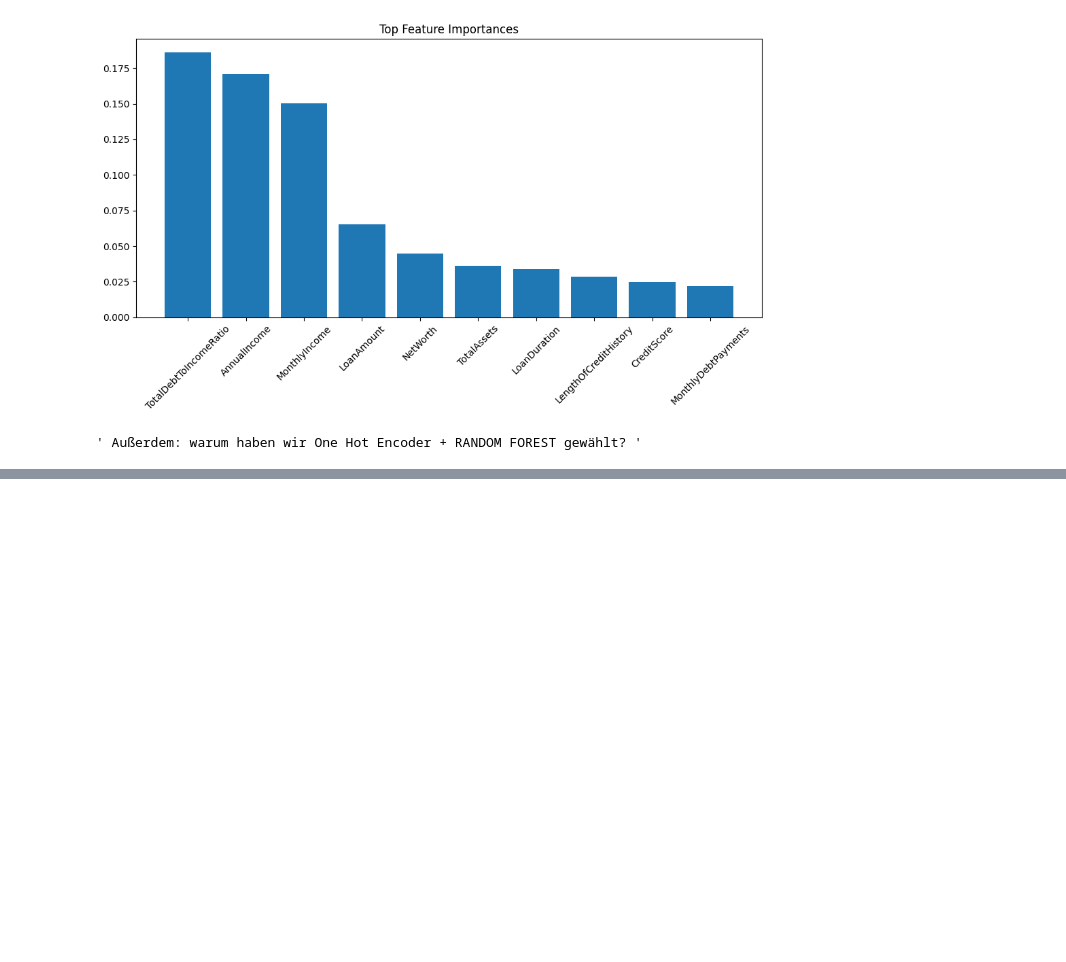
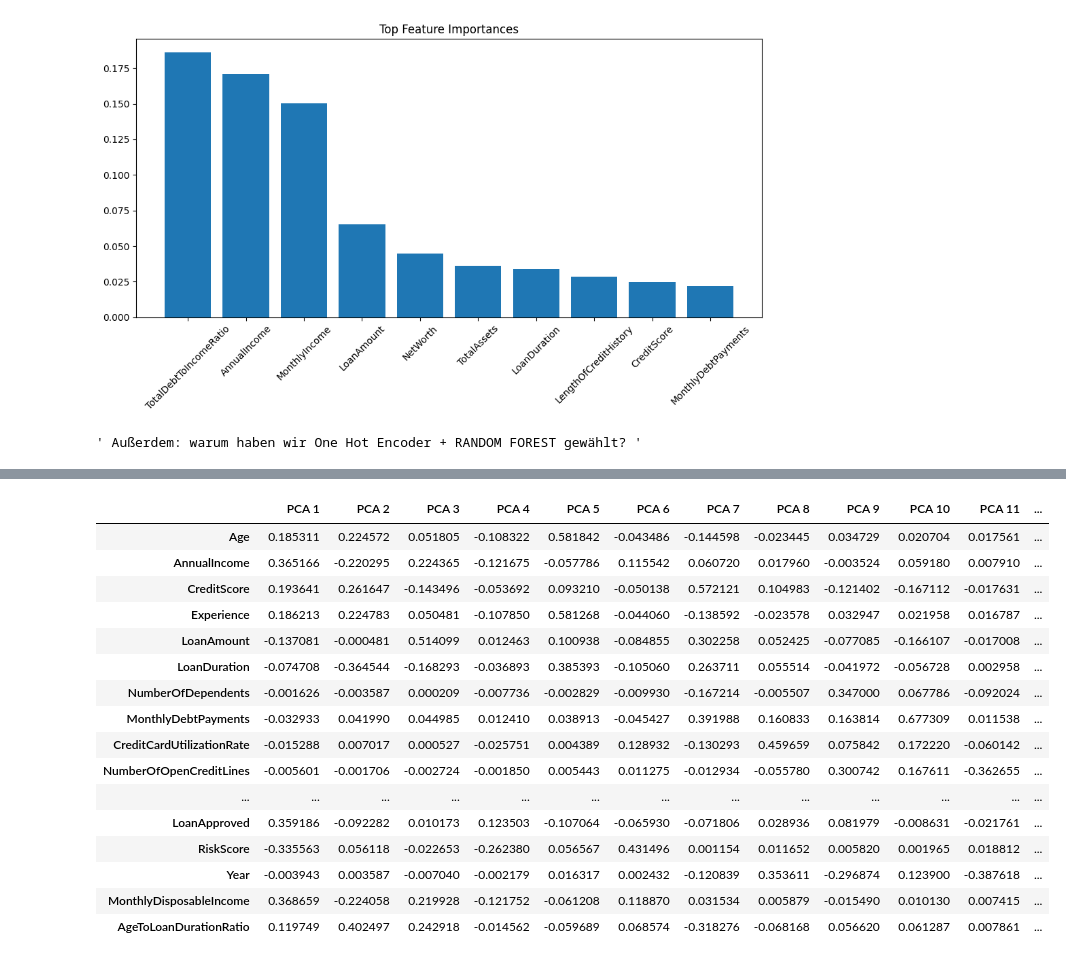
Before and after one commit to jovicdev97/financial-data-analytics, a Jupyter notebook: test.ipynb, the cells around one changed output, grey strips where cells are left out. Cells and saved outputs as stored; diff of their text form; code cells hidden in the pictures; blank space fills up the shorter version.

```diff
--- a/test.ipynb
+++ b/test.ipynb
@@ -779,0 +815,51 @@ F1-Score: 0.7916666666666666
+# %%
+""" schritt 3: pipeline erstellen """
+""" Prozess startet hier """
+""" 2. Standardisierung -> SCALER"""
+""" 3. Definition der Parameter -> PCA n_components=0.75 """
+
+from sklearn.pipeline import Pipeline
+from sklearn.decomposition import PCA
+
+# Pipeline für Datenvorbereitung und PCA
+pipeline = Pipeline(
+    steps=[
+        ("scaler", StandardScaler()),  # Standardisierung
+        ("pca", PCA(n_components=0.75)),  # PCA (parameter float: Anteil der Varianz). wir wählen 0.75 da wir möglichst viel varianz beibehalten wollen aber trz daten rausschmeissen wollen.
+    ]
+)
+# %%
+""" Schritt 4: Pipeline anwenden """
+
+# numerische Spalten identifizieren
+numerical_columns = df.select_dtypes(include=[np.number])
+
+pca_result = pipeline.fit_transform(numerical_columns)
+pca = pipeline.named_steps["pca"]
+
+# Erstelle DataFrame
+pca_loadings_df = pd.DataFrame(
+    data=pca.components_.T,
+    columns=[f"PCA {i+1}" for i in range(pca_result.shape[1])],
+    index=numerical_columns.columns,
+)
+
+pca_loadings_df
+# %% [output]
+|  | PCA 1 | PCA 2 | PCA 3 | PCA 4 | PCA 5 | PCA 6 | PCA 7 | PCA 8 | PCA 9 | PCA 10 | PCA 11 | ... |
+| Age | 0.185311 | 0.224572 | 0.051805 | -0.108322 | 0.581842 | -0.043486 | -0.144598 | -0.023445 | 0.034729 | 0.020704 | 0.017561 | ... |
+| AnnualIncome | 0.365166 | -0.220295 | 0.224365 | -0.121675 | -0.057786 | 0.115542 | 0.060720 | 0.017960 | -0.003524 | 0.059180 | 0.007910 | ... |
+| CreditScore | 0.193641 | 0.261647 | -0.143496 | -0.053692 | 0.093210 | -0.050138 | 0.572121 | 0.104983 | -0.121402 | -0.167112 | -0.017631 | ... |
+| Experience | 0.186213 | 0.224783 | 0.050481 | -0.107850 | 0.581268 | -0.044060 | -0.138592 | -0.023578 | 0.032947 | 0.021958 | 0.016787 | ... |
+| LoanAmount | -0.137081 | -0.000481 | 0.514099 | 0.012463 | 0.100938 | -0.084855 | 0.302258 | 0.052425 | -0.077085 | -0.166107 | -0.017008 | ... |
+| LoanDuration | -0.074708 | -0.364544 | -0.168293 | -0.036893 | 0.385393 | -0.105060 | 0.263711 | 0.055514 | -0.041972 | -0.056728 | 0.002958 | ... |
+| NumberOfDependents | -0.001626 | -0.003587 | 0.000209 | -0.007736 | -0.002829 | -0.009930 | -0.167214 | -0.005507 | 0.347000 | 0.067786 | -0.092024 | ... |
+| MonthlyDebtPayments | -0.032933 | 0.041990 | 0.044985 | 0.012410 | 0.038913 | -0.045427 | 0.391988 | 0.160833 | 0.163814 | 0.677309 | 0.011538 | ... |
+| CreditCardUtilizationRate | -0.015288 | 0.007017 | 0.000527 | -0.025751 | 0.004389 | 0.128932 | -0.130293 | 0.459659 | 0.075842 | 0.172220 | -0.060142 | ... |
+| NumberOfOpenCreditLines | -0.005601 | -0.001706 | -0.002724 | -0.001850 | 0.005443 | 0.011275 | -0.012934 | -0.055780 | 0.300742 | 0.167611 | -0.362655 | ... |
+| ... | ... | ... | ... | ... | ... | ... | ... | ... | ... | ... | ... | ... |
+| LoanApproved | 0.359186 | -0.092282 | 0.010173 | 0.123503 | -0.107064 | -0.065930 | -0.071806 | 0.028936 | 0.081979 | -0.008631 | -0.021761 | ... |
+| RiskScore | -0.335563 | 0.056118 | -0.022653 | -0.262380 | 0.056567 | 0.431496 | 0.001154 | 0.011652 | 0.005820 | 0.001965 | 0.018812 | ... |
+| Year | -0.003943 | 0.003587 | -0.007040 | -0.002179 | 0.016317 | 0.002432 | -0.120839 | 0.353611 | -0.296874 | 0.123900 | -0.387618 | ... |
+| MonthlyDisposableIncome | 0.368659 | -0.224058 | 0.219928 | -0.121752 | -0.061208 | 0.118870 | 0.031534 | 0.005879 | -0.015490 | 0.010130 | 0.007415 | ... |
+| AgeToLoanDurationRatio | 0.119749 | 0.402497 | 0.242918 | -0.014562 | -0.059689 | 0.068574 | -0.318276 | -0.068168 | 0.056620 | 0.061287 | 0.007861 | ... |
```
Also changed, not shown: parts of 5 cells of this notebook.
